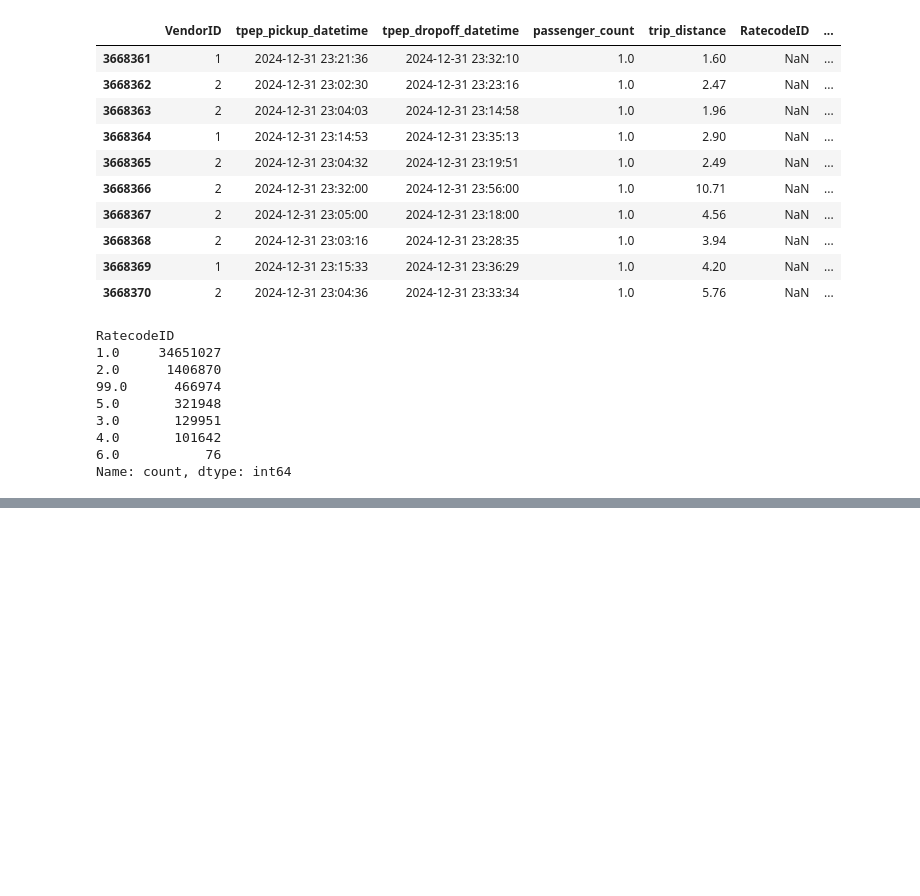
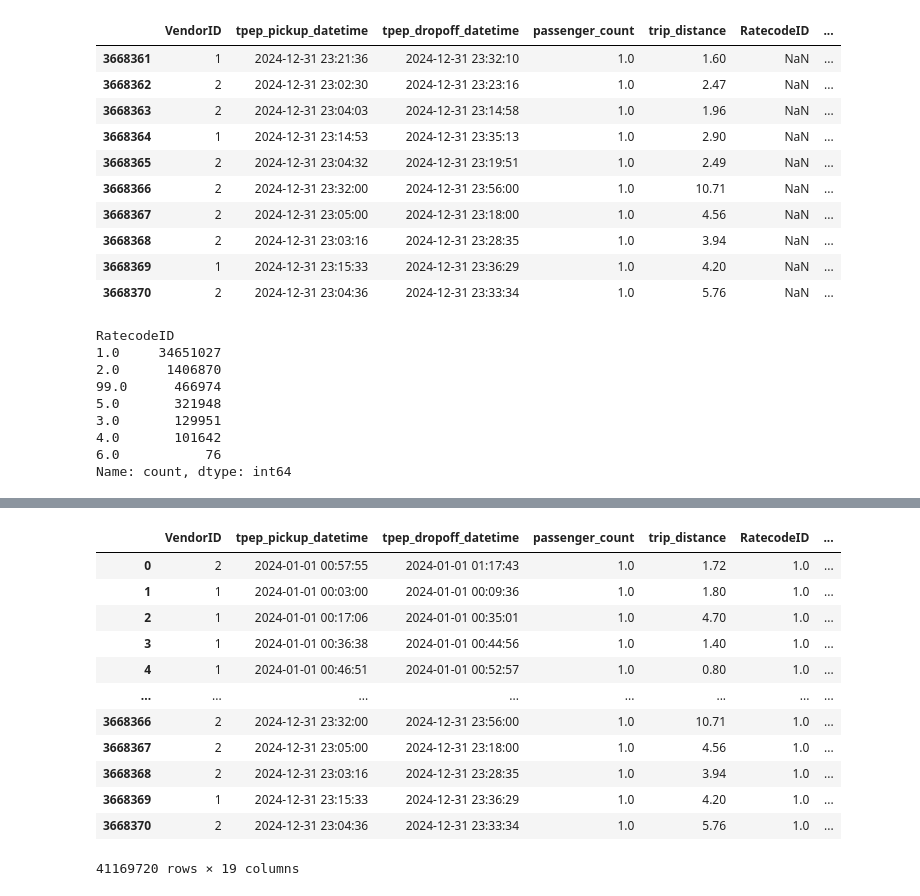
Before and after one commit to Krinnik/ny_ride_fair_optimization, a Jupyter notebook: nik_folder/niks_workspace.ipynb, the cells around one changed output, grey strips where cells are left out. Drawn from its saved outputs; the diff is of its cells as text; code cells hidden in the pictures; blank space fills up the shorter version.

```diff
--- a/nik_folder/niks_workspace.ipynb
+++ b/nik_folder/niks_workspace.ipynb
@@ -492,0 +542,26 @@ SyntaxError: invalid syntax (3867786144.py, line 2)
+# %%
+def impute_ratecodeIDs(ny_taxi_2024_df):
+    mask = (ny_taxi_2024_df['PULocationID'] == 1) | (ny_taxi_2024_df['DOLocationID'] == 1)
+    mask_2 = (ny_taxi_2024_df['PULocationID'] == 132) | (ny_taxi_2024_df['DOLocationID'] == 132)
+    mask_3 = (ny_taxi_2024_df['PULocationID'] == 250) | (ny_taxi_2024_df['DOLocationID'] == 250) | (
+        ny_taxi_2024_df['PULocationID'] == 265) | (ny_taxi_2024_df['DOLocationID'] == 265)
+    ny_taxi_2024_df.loc[mask, ['RatecodeID']] = 3
+    ny_taxi_2024_df.loc[mask_2, ['RatecodeID']] = 2
+    ny_taxi_2024_df.loc[mask_3, ['RatecodeID']] = 4
+    return ny_taxi_2024_df
+# %%
+impute_ratecodeIDs(ny_taxi_2024_df)
+# %% [output]
+|  | VendorID | tpep_pickup_datetime | tpep_dropoff_datetime | passenger_count | trip_distance | RatecodeID | ... |
+| 0 | 2 | 2024-01-01 00:57:55 | 2024-01-01 01:17:43 | 1.0 | 1.72 | 1.0 | ... |
+| 1 | 1 | 2024-01-01 00:03:00 | 2024-01-01 00:09:36 | 1.0 | 1.80 | 1.0 | ... |
+| 2 | 1 | 2024-01-01 00:17:06 | 2024-01-01 00:35:01 | 1.0 | 4.70 | 1.0 | ... |
+| 3 | 1 | 2024-01-01 00:36:38 | 2024-01-01 00:44:56 | 1.0 | 1.40 | 1.0 | ... |
+| 4 | 1 | 2024-01-01 00:46:51 | 2024-01-01 00:52:57 | 1.0 | 0.80 | 1.0 | ... |
+| ... | ... | ... | ... | ... | ... | ... | ... |
+| 3668366 | 2 | 2024-12-31 23:32:00 | 2024-12-31 23:56:00 | 1.0 | 10.71 | 1.0 | ... |
+| 3668367 | 2 | 2024-12-31 23:05:00 | 2024-12-31 23:18:00 | 1.0 | 4.56 | 1.0 | ... |
+| 3668368 | 2 | 2024-12-31 23:03:16 | 2024-12-31 23:28:35 | 1.0 | 3.94 | 1.0 | ... |
+| 3668369 | 1 | 2024-12-31 23:15:33 | 2024-12-31 23:36:29 | 1.0 | 4.20 | 1.0 | ... |
+| 3668370 | 2 | 2024-12-31 23:04:36 | 2024-12-31 23:33:34 | 1.0 | 5.76 | 1.0 | ... |
+41169720 rows × 19 columns
```
Also changed, not shown: parts of 23 cells of this notebook, 1 other file.
